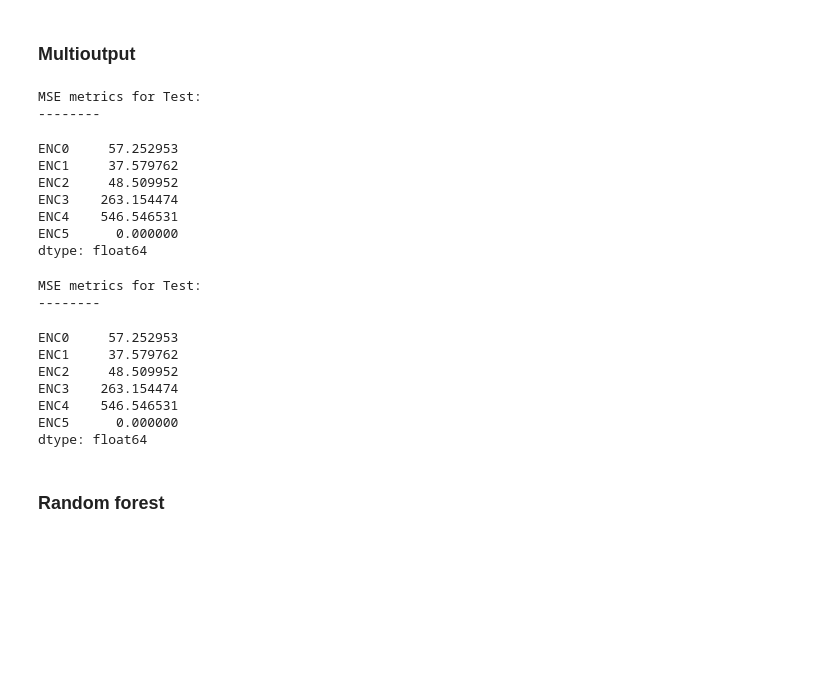
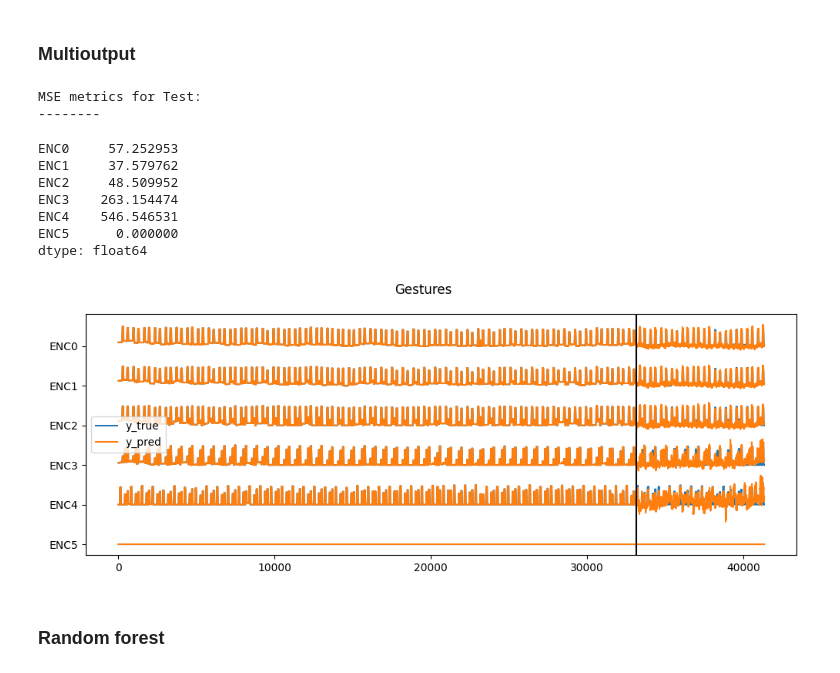
Before and after one commit to Internship-moto/Gestures_3, a Jupyter notebook: notebooks/Gestures_1.ipynb, the cells around one changed output. Drawn from its saved outputs; the diff is of its cells as text; code cells hidden in the pictures; blank space fills up the shorter version.

Commit message:
add get_signals_comparison_plot

```diff
--- a/notebooks/Gestures_1.ipynb
+++ b/notebooks/Gestures_1.ipynb
@@ -318,51 +329,31 @@ dtype: float64
 # %%
 from sklearn.multioutput import MultiOutputRegressor
 from sklearn.linear_model import Ridge
 
 Mout = MultiOutputRegressor(Ridge(random_state=seed_value))
 # Model training
 Mout.fit(X_train, y_train)
 
 # Predict target values
 y_pred = Mout.predict(X_test)
 y_pred = pd.DataFrame(y_pred, columns=GLOVE_CH, index=gestures_test['ts'])
 
 # Display metrics
 get_mse(y_test, y_pred)
+
+# Display comparison plot
+get_signals_comparison_plot(y_train, y_test, y_pred=y_pred)
 # %% [output]
 MSE metrics for Test:
 --------
 ENC0     57.252953
 ENC1     37.579762
 ENC2     48.509952
 ENC3    263.154474
 ENC4    546.546531
 ENC5      0.000000
 dtype: float64
+[figure, added]
-# %%
-from sklearn.multioutput import MultiOutputRegressor
-from sklearn.linear_model import Ridge
-
-Mout = MultiOutputRegressor(Ridge(random_state=seed_value))
-# Model training
-Mout.fit(X_train, y_train)
-
-# Predict target values
-y_pred = Mout.predict(X_test)
-y_pred = pd.DataFrame(y_pred, columns=GLOVE_CH, index=gestures_test['ts'])
-
-# Display metrics
-get_mse(y_test, y_pred)
-# %% [output]
-MSE metrics for Test:
---------
-ENC0     57.252953
-ENC1     37.579762
-ENC2     48.509952
-ENC3    263.154474
-ENC4    546.546531
-ENC5      0.000000
-dtype: float64
 # %% [markdown]
 ### Random forest
 # %%
```
Also changed, not shown: parts of 16 cells of this notebook.
